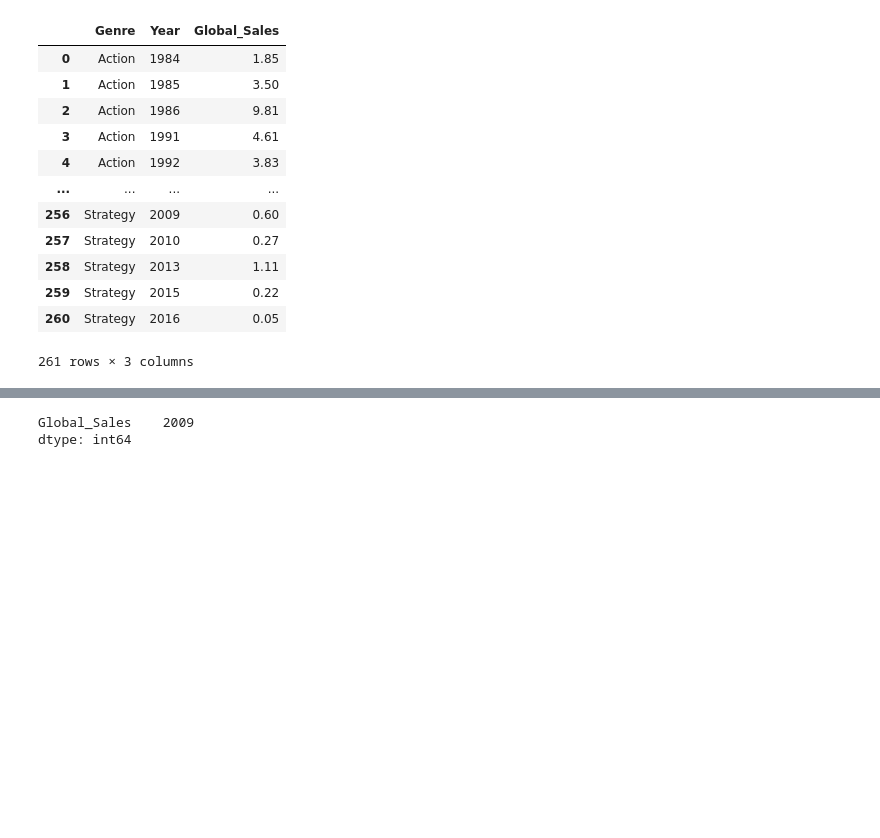
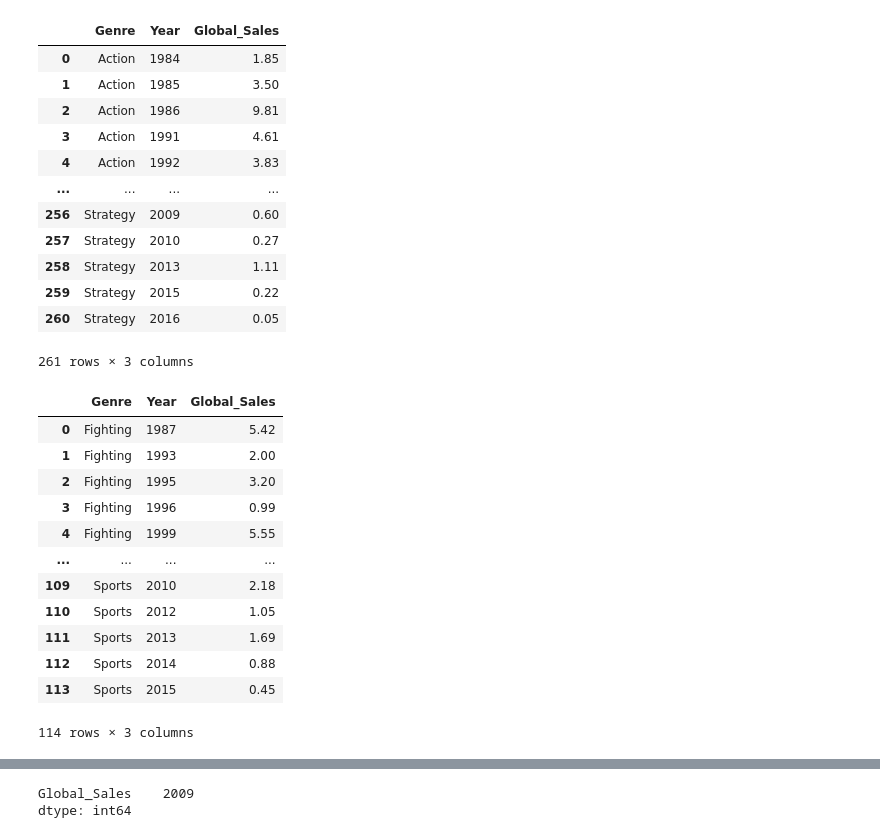
Before and after one commit to Praldmur/Simulation, a Jupyter notebook: 6_mod/1.ipynb, the cells around one changed output, grey strips where cells are left out. Saved outputs shown, nothing was run; the diff lists cells and outputs as text; code cells hidden in the pictures; blank space fills up the shorter version.

```diff
--- a/6_mod/1.ipynb
+++ b/6_mod/1.ipynb
@@ -363,6 +343,23 @@ nin_year
 | 259 | Strategy | 2015 | 0.22 |
 | 260 | Strategy | 2016 | 0.05 |
 261 rows × 3 columns
+# %%
+nin_year = (df.query("Publisher=='Nintendo'").query("Genre in ('Fighting', 'Simulation', 'Platform', 'Racing', 'Sports')").groupby(['Genre', 'Year']).Global_Sales.sum().reset_index())
+nin_year
+# %% [output]
+|  | Genre | Year | Global_Sales |
+| 0 | Fighting | 1987 | 5.42 |
+| 1 | Fighting | 1993 | 2.00 |
+| 2 | Fighting | 1995 | 3.20 |
+| 3 | Fighting | 1996 | 0.99 |
+| 4 | Fighting | 1999 | 5.55 |
+| ... | ... | ... | ... |
+| 109 | Sports | 2010 | 2.18 |
+| 110 | Sports | 2012 | 1.05 |
+| 111 | Sports | 2013 | 1.69 |
+| 112 | Sports | 2014 | 0.88 |
+| 113 | Sports | 2015 | 0.45 |
+114 rows × 3 columns
 # %%
 sns.lineplot(data=nin_year, x='Year', y='Global_Sales', hue='Genre')
 plt.legend()
```
Also changed, not shown: parts of 3 cells of this notebook.
